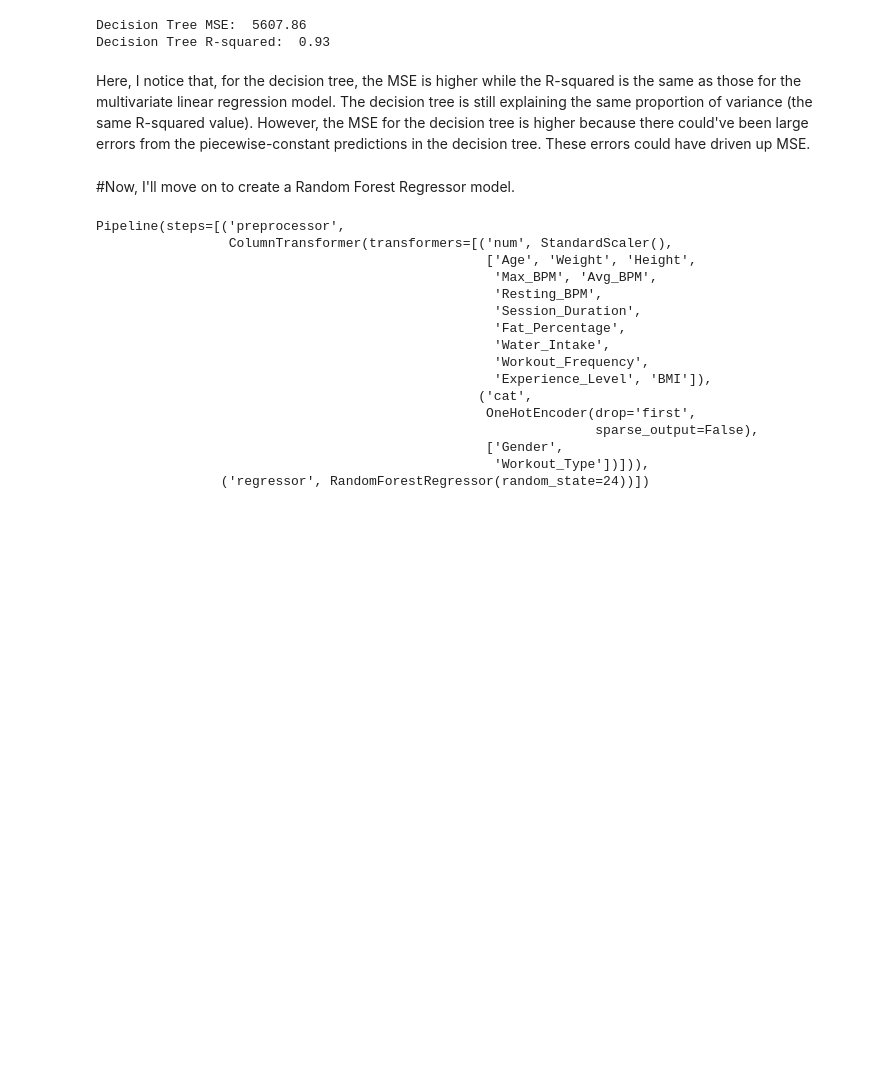
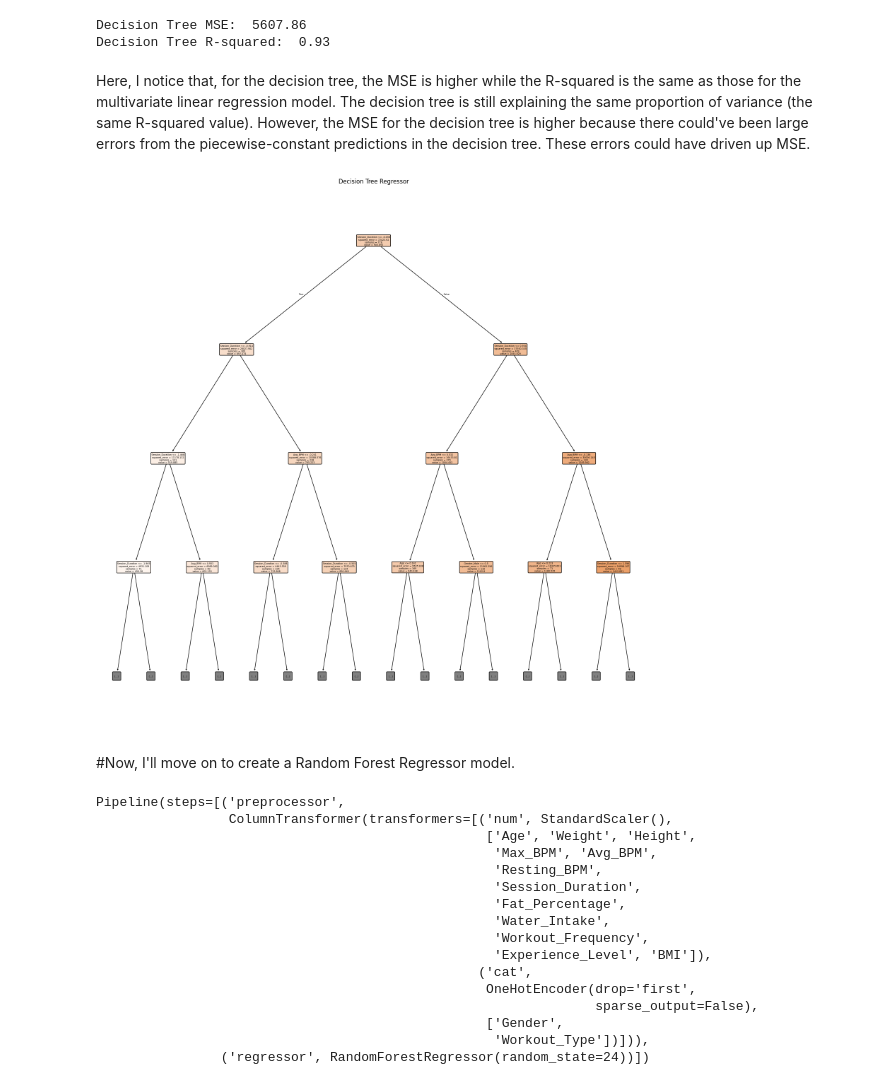
Before and after one commit to isabellaimcc/Final-Data-Bootcamp-Project, a Jupyter notebook: Isabella_M_Cheque_C_Modeling_Final_Project.ipynb, the cells around one changed output. Drawn from its saved outputs; the diff is of its cells as text; code cells hidden in the pictures; blank space fills up the shorter version.

```diff
--- a/Isabella_M_Cheque_C_Modeling_Final_Project.ipynb
+++ b/Isabella_M_Cheque_C_Modeling_Final_Project.ipynb
@@ -197,6 +199,27 @@ Decision Tree MSE:  5607.86
 Decision Tree R-squared:  0.93
 # %% [markdown]
 Here, I notice that, for the decision tree, the MSE is higher while the R-squared is the same as those for the multivariate linear regression model. The decision tree is still explaining the same proportion of variance (the same R-squared value). However, the MSE for the decision tree is higher because there could've been large errors from the piecewise-constant predictions in the decision tree. These errors could have driven up MSE.
+# %%
+#the following code visualizes the decision tree
+regressor = pipeline.named_steps['regressor'] #extracting the DecisionTreeRegressor from the pipeline
+
+preprocessor = pipeline.named_steps['preprocessor']
+preprocessor.fit(X_train) #fitting the preprocessor to the training data
+
+num_features = numeric_features
+cat_features = preprocessor.named_transformers_['cat'].get_feature_names_out(categorical_features) #this gets the names of the categorical features after transformation
+all_features = list(numeric_features) + list(cat_features) #combining numerical and categorical features into a single list named all_features
+
+plt.figure(figsize = (20, 20))
+plot_tree(regressor, #regressor variable that holds the decision tree model
+          feature_names = all_features, #instructing for the visualization to display the feature names
+          filled = True, #shows colors that represent values
+          rounded = True, #rounded roners for the decision tree boxes
+          max_depth = 3) #limiting to 3 for clarity.
+plt.title('Decision Tree Regressor')
+plt.show()
+# %% [output]
+[figure, added]
 # %% [markdown]
 #Now, I'll move on to create a Random Forest Regressor model.
 # %%
```
Also changed, not shown: parts of 2 cells of this notebook.
